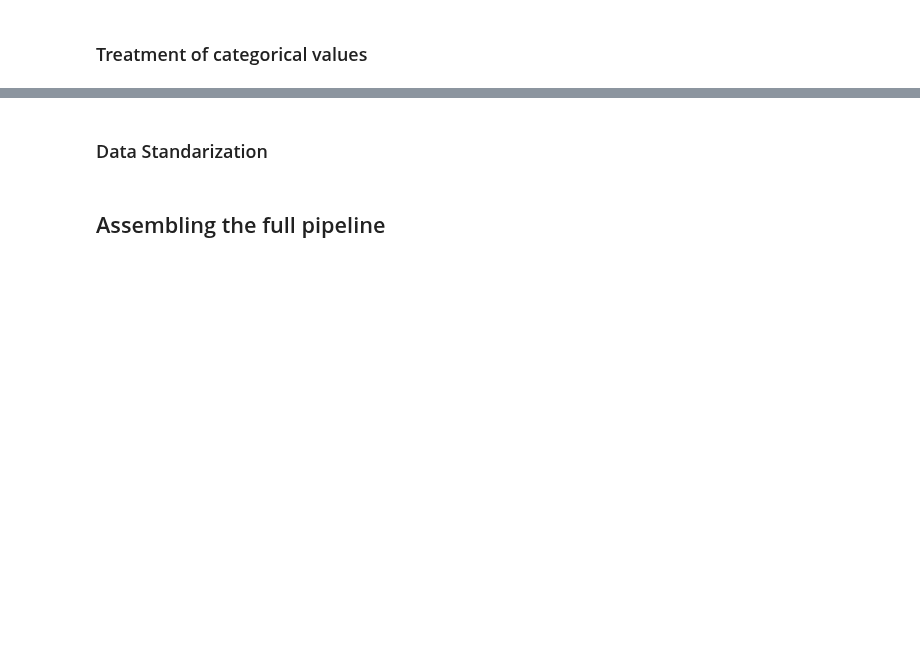
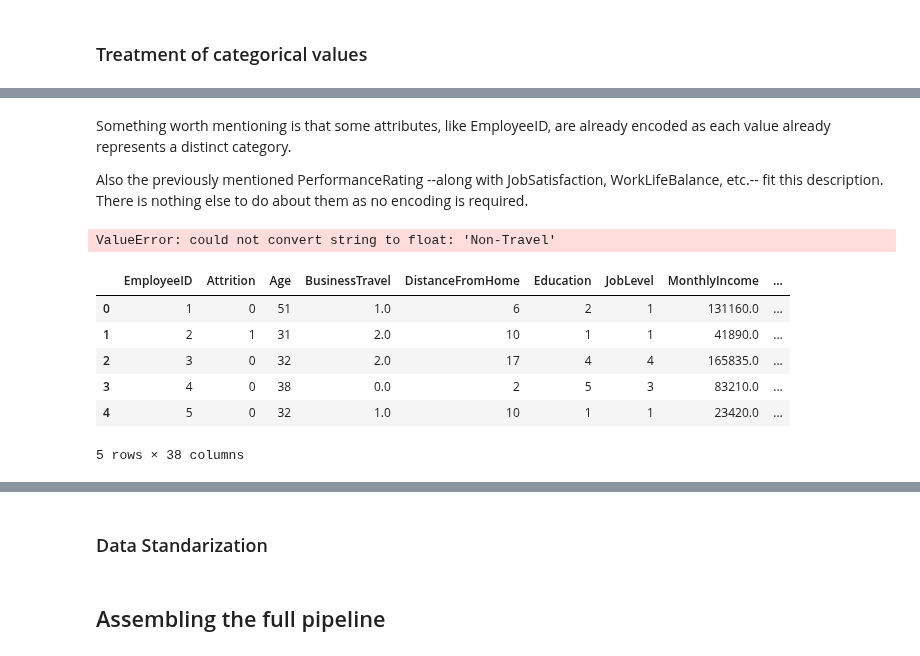
Before and after one commit to equisdel/INDIAI, a Jupyter notebook: test.ipynb, the cells around one changed output, grey strips where cells are left out. Drawn from its saved outputs; the diff is of its cells as text; code cells hidden in the pictures; blank space fills up the shorter version.

Commit message:
Encoding

```diff
--- a/test.ipynb
+++ b/test.ipynb
@@ -772,0 +743,12 @@ NameError: name 'df_missing' is not defined
+# %%
+# Now use the best model to predict the missing values: NumCompaniesWorked
+
+# Fill missing values in df_missing using the best model
+X_missing = missing_data_NCW[features]
+y_missing_pred = best_model.predict(X_missing)
+
+# Replace missing values in the 'TotalWorkingYears' column with the predicted values
+missing_data_NCW['NumCompaniesWorked'] = np.round(y_missing_pred)
+
+# Update the original DataFrame with the imputed values
+merged_df.loc[merged_df['NumCompaniesWorked'].isna(), 'NumCompaniesWorked'] = missing_data_NCW['NumCompaniesWorked']
@@ -1063,0 +1057,46 @@ Now it's time to encode categorical data into numerical
+# %% [markdown]
+Something worth mentioning is that some attributes, like EmployeeID, are already encoded as each value already represents a distinct category.
+
+Also the previously mentioned PerformanceRating --along with JobSatisfaction, WorkLifeBalance, etc.-- fit this description. There is nothing else to do about them as no encoding is required.
+# %%
+from sklearn.preprocessing import OneHotEncoder, OrdinalEncoder, LabelEncoder
+
+# 1. Encode 'Attrition' with LabelEncoder (binary classification)
+label_encoder = LabelEncoder()
+merged_df['Attrition'] = label_encoder.fit_transform(merged_df['Attrition'])
+
+# 2. Encode 'BusinessTravel' with OrdinalEncoder (with custom order)
+business_travel_order = ['Non-Travel', 'Travel_Rarely', 'Travel_Frequently']
+ordinal_encoder = OrdinalEncoder(categories=[business_travel_order])
+merged_df['BusinessTravel'] = ordinal_encoder.fit_transform(merged_df[['BusinessTravel']])
+
+# 3. Encode 'Department' with OneHotEncoder (no order)
+onehot_encoder = OneHotEncoder(sparse_output=False, drop='first')
+encoded_data = onehot_encoder.fit_transform(merged_df[['Department']])
+encoded_df = pd.DataFrame(encoded_data, columns=onehot_encoder.get_feature_names_out(['Department']))
+merged_df = merged_df.drop('Department', axis=1)
+merged_df = merged_df.join(encoded_df)
+
+# 4. Encode 'EducationField' with OneHotEncoder (no order)
+encoded_data = onehot_encoder.fit_transform(merged_df[['EducationField']])
+encoded_df = pd.DataFrame(encoded_data, columns=onehot_encoder.get_feature_names_out(['EducationField']))
+merged_df = merged_df.drop('EducationField', axis=1)
+merged_df = merged_df.join(encoded_df)
+
+# 5. Encode 'JobRole' with OneHotEncoder (no order)
+encoded_data = onehot_encoder.fit_transform(merged_df[['JobRole']])
+encoded_df = pd.DataFrame(encoded_data, columns=onehot_encoder.get_feature_names_out(['JobRole']))
+merged_df = merged_df.drop('JobRole', axis=1)
+merged_df = merged_df.join(encoded_df)
+# %% [output]
+ValueError: could not convert string to float: 'Non-Travel'
+# %%
+merged_df.head()
+# %% [output]
+|  | EmployeeID | Attrition | Age | BusinessTravel | DistanceFromHome | Education | JobLevel | MonthlyIncome | ... |
+| 0 | 1 | 0 | 51 | 1.0 | 6 | 2 | 1 | 131160.0 | ... |
+| 1 | 2 | 1 | 31 | 2.0 | 10 | 1 | 1 | 41890.0 | ... |
+| 2 | 3 | 0 | 32 | 2.0 | 17 | 4 | 4 | 165835.0 | ... |
+| 3 | 4 | 0 | 38 | 0.0 | 2 | 5 | 3 | 83210.0 | ... |
+| 4 | 5 | 0 | 32 | 1.0 | 10 | 1 | 1 | 23420.0 | ... |
+5 rows × 38 columns
```
Also changed, not shown: parts of 13 cells of this notebook, 1 other file.
